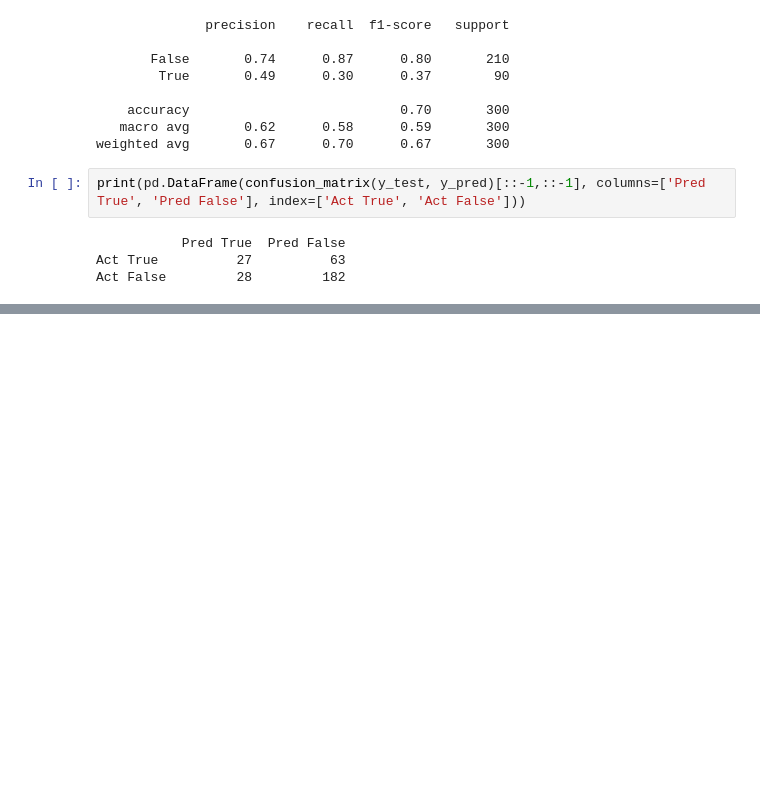
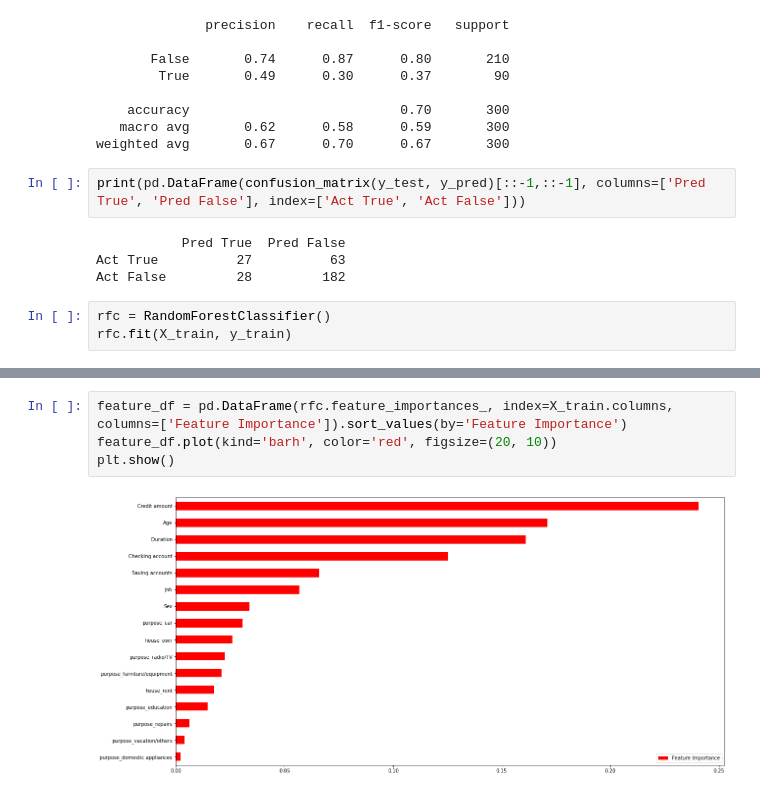
Before and after one commit to LeventSoykan/Credit_Risk_Prediction, a Jupyter notebook: credit_risk_prediction.ipynb, the cells around one changed output, grey strips where cells are left out. Drawn from its saved outputs; the diff is of its cells as text; blank space fills up the shorter version.

```diff
--- a/credit_risk_prediction.ipynb
+++ b/credit_risk_prediction.ipynb
@@ -127,3 +128,6 @@ print(pd.DataFrame(confusion_matrix(y_test, y_pred)[::-1,::-1], columns=['Pred T
            Pred True  Pred False
 Act True          27          63
 Act False         28         182
+# %%
+rfc = RandomForestClassifier()
+rfc.fit(X_train, y_train)
@@ -129,0 +166,6 @@ Act False         28         182
+# %%
+feature_df = pd.DataFrame(rfc.feature_importances_, index=X_train.columns, columns=['Feature Importance']).sort_values(by='Feature Importance')
+feature_df.plot(kind='barh', color='red', figsize=(20, 10))
+plt.show()
+# %% [output]
+[figure, added]
```
Also changed, not shown: parts of 4 cells of this notebook.
